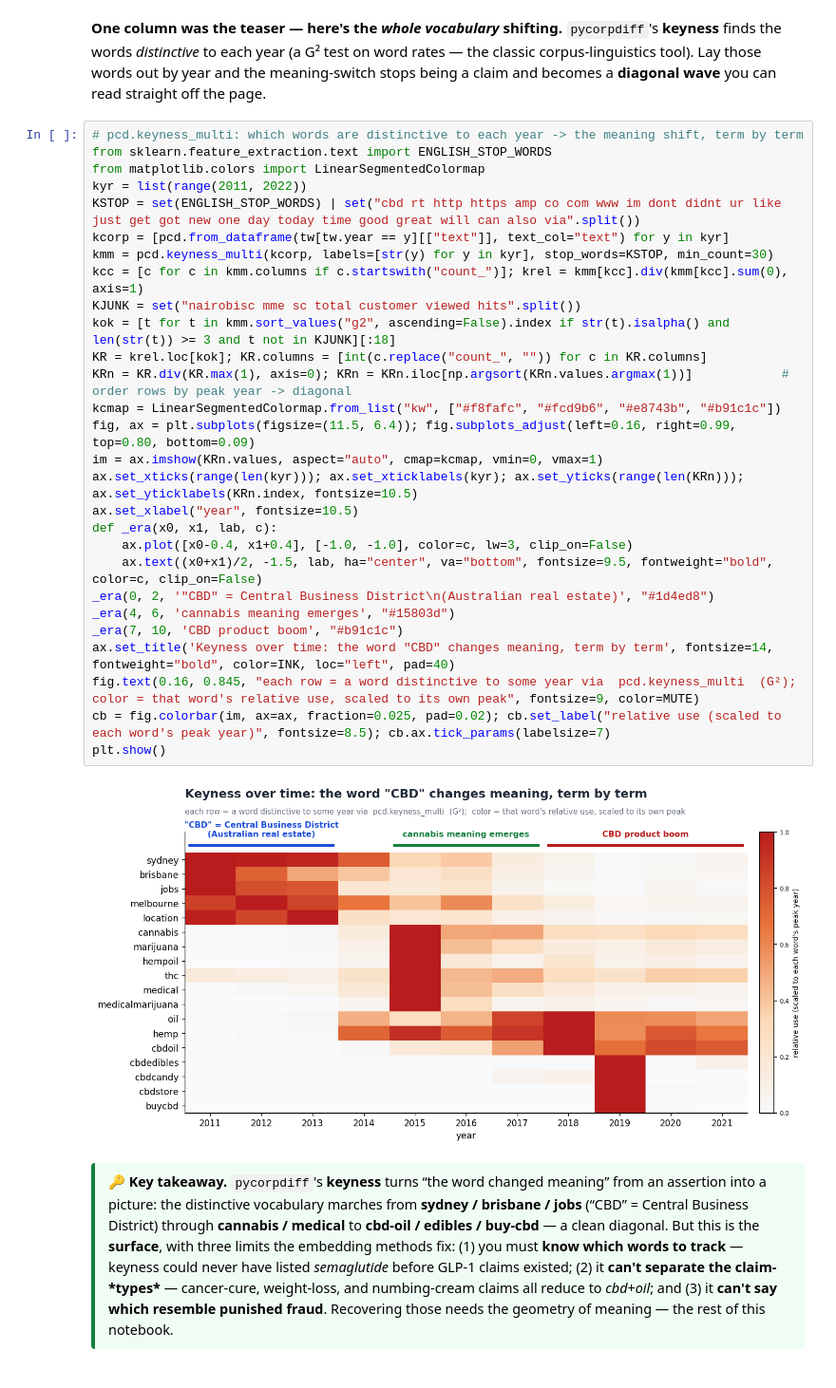
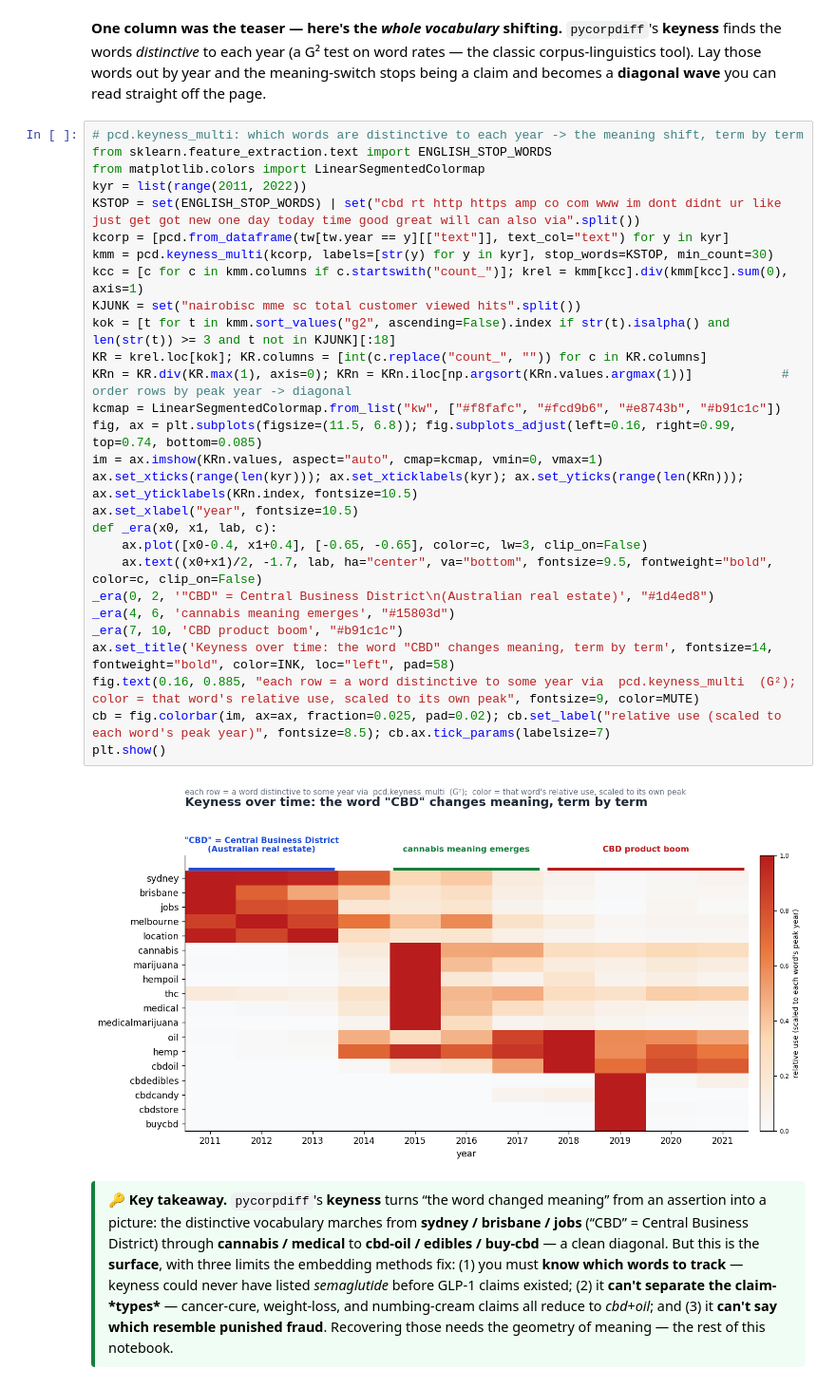
Before and after one commit to jturner-uofl/pycorpdiff, a Jupyter notebook: examples/cbd_fda_drift_showcase.ipynb, the cells around one changed output. Shown at 95% size. Cells and saved outputs as stored; diff of their text form.

Commit message:
examples: fix keyness era-label/band collision spacing

```diff
--- a/examples/cbd_fda_drift_showcase.ipynb
+++ b/examples/cbd_fda_drift_showcase.ipynb
@@ -154,33 +154,33 @@ the switch, in the wild — random early vs late 'CBD' tweets:
 # %%
 # pcd.keyness_multi: which words are distinctive to each year -> the meaning shift, term by term
 from sklearn.feature_extraction.text import ENGLISH_STOP_WORDS
 from matplotlib.colors import LinearSegmentedColormap
 kyr = list(range(2011, 2022))
 KSTOP = set(ENGLISH_STOP_WORDS) | set("cbd rt http https amp co com www im dont didnt ur like just get got new one day today time good great will can also via".split())
 kcorp = [pcd.from_dataframe(tw[tw.year == y][["text"]], text_col="text") for y in kyr]
 kmm = pcd.keyness_multi(kcorp, labels=[str(y) for y in kyr], stop_words=KSTOP, min_count=30)
 kcc = [c for c in kmm.columns if c.startswith("count_")]; krel = kmm[kcc].div(kmm[kcc].sum(0), axis=1)
 KJUNK = set("nairobisc mme sc total customer viewed hits".split())
 kok = [t for t in kmm.sort_values("g2", ascending=False).index if str(t).isalpha() and len(str(t)) >= 3 and t not in KJUNK][:18]
 KR = krel.loc[kok]; KR.columns = [int(c.replace("count_", "")) for c in KR.columns]
 KRn = KR.div(KR.max(1), axis=0); KRn = KRn.iloc[np.argsort(KRn.values.argmax(1))]            # order rows by peak year -> diagonal
 kcmap = LinearSegmentedColormap.from_list("kw", ["#f8fafc", "#fcd9b6", "#e8743b", "#b91c1c"])
-fig, ax = plt.subplots(figsize=(11.5, 6.4)); fig.subplots_adjust(left=0.16, right=0.99, top=0.80, bottom=0.09)
+fig, ax = plt.subplots(figsize=(11.5, 6.8)); fig.subplots_adjust(left=0.16, right=0.99, top=0.74, bottom=0.085)
 im = ax.imshow(KRn.values, aspect="auto", cmap=kcmap, vmin=0, vmax=1)
 ax.set_xticks(range(len(kyr))); ax.set_xticklabels(kyr); ax.set_yticks(range(len(KRn))); ax.set_yticklabels(KRn.index, fontsize=10.5)
 ax.set_xlabel("year", fontsize=10.5)
 def _era(x0, x1, lab, c):
-    ax.plot([x0-0.4, x1+0.4], [-1.0, -1.0], color=c, lw=3, clip_on=False)
-    ax.text((x0+x1)/2, -1.5, lab, ha="center", va="bottom", fontsize=9.5, fontweight="bold", color=c, clip_on=False)
+    ax.plot([x0-0.4, x1+0.4], [-0.65, -0.65], color=c, lw=3, clip_on=False)
+    ax.text((x0+x1)/2, -1.7, lab, ha="center", va="bottom", fontsize=9.5, fontweight="bold", color=c, clip_on=False)
 _era(0, 2, '"CBD" = Central Business District\n(Australian real estate)', "#1d4ed8")
 _era(4, 6, 'cannabis meaning emerges', "#15803d")
 _era(7, 10, 'CBD product boom', "#b91c1c")
-ax.set_title('Keyness over time: the word "CBD" changes meaning, term by term', fontsize=14, fontweight="bold", color=INK, loc="left", pad=40)
-fig.text(0.16, 0.845, "each row = a word distinctive to some year via  pcd.keyness_multi  (G²);  color = that word's relative use, scaled to its own peak", fontsize=9, color=MUTE)
+ax.set_title('Keyness over time: the word "CBD" changes meaning, term by term', fontsize=14, fontweight="bold", color=INK, loc="left", pad=58)
+fig.text(0.16, 0.885, "each row = a word distinctive to some year via  pcd.keyness_multi  (G²);  color = that word's relative use, scaled to its own peak", fontsize=9, color=MUTE)
 cb = fig.colorbar(im, ax=ax, fraction=0.025, pad=0.02); cb.set_label("relative use (scaled to each word's peak year)", fontsize=8.5); cb.ax.tick_params(labelsize=7)
 plt.show()
 # %% [output]
-[figure, old version]
+[figure, new version]
 # %% [markdown]
 <div style="border-left:4px solid #15803d;background:#f0fdf4;padding:9px 14px;margin:6px 0;border-radius:4px;font-size:0.96em"><b>🔑 Key takeaway.</b> <code>pycorpdiff</code>'s <b>keyness</b> turns “the word changed meaning” from an assertion into a picture: the distinctive vocabulary marches from <b>sydney / brisbane / jobs</b> (“CBD” = Central Business District) through <b>cannabis / medical</b> to <b>cbd-oil / edibles / buy-cbd</b> — a clean diagonal. But this is the <b>surface</b>, with three limits the embedding methods fix: (1) you must <b>know which words to track</b> — keyness could never have listed <i>semaglutide</i> before GLP-1 claims existed; (2) it <b>can't separate the claim-*types*</b> — cancer-cure, weight-loss, and numbing-cream claims all reduce to <i>cbd</i>+<i>oil</i>; and (3) it <b>can't say which resemble punished fraud</b>. Recovering those needs the geometry of meaning — the rest of this notebook.</div>
 # %% [markdown]
```
